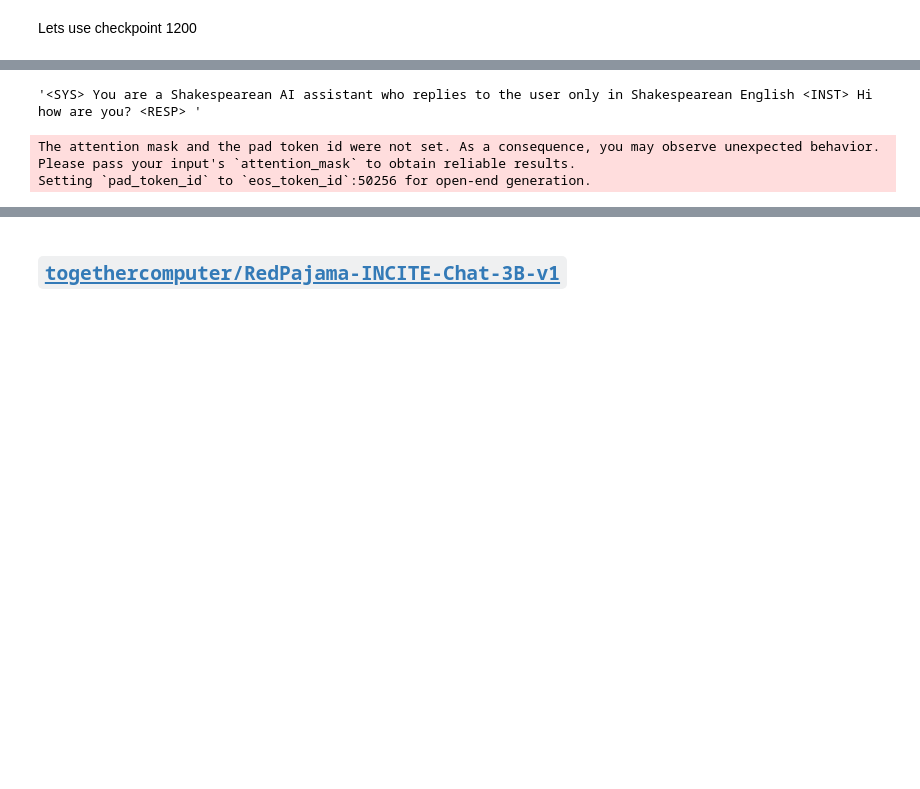
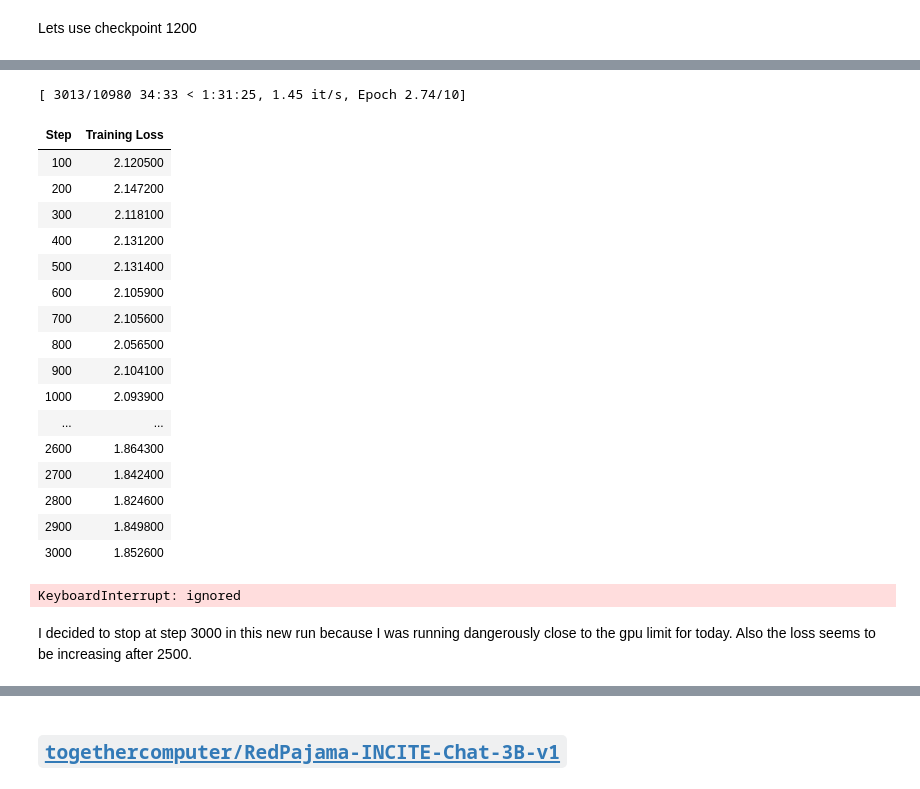
Before and after one commit to Roudranil/finetuning-llms-for-conversation-in-shakespearean-english, a Jupyter notebook: src/finetuning-on-SandMec.ipynb, the cells around one changed output, grey strips where cells are left out. Drawn from its saved outputs; the diff is of its cells as text; code cells hidden in the pictures; blank space fills up the shorter version.

```diff
--- a/src/finetuning-on-SandMec.ipynb
+++ b/src/finetuning-on-SandMec.ipynb
@@ -205 +247,25 @@ Lets use checkpoint 1200
+# %%
+tuner.train()
+# %% [output]
+[ 3013/10980 34:33 < 1:31:25, 1.45 it/s, Epoch 2.74/10]
+| Step | Training Loss |
+| 100 | 2.120500 |
+| 200 | 2.147200 |
+| 300 | 2.118100 |
+| 400 | 2.131200 |
+| 500 | 2.131400 |
+| 600 | 2.105900 |
+| 700 | 2.105600 |
+| 800 | 2.056500 |
+| 900 | 2.104100 |
+| 1000 | 2.093900 |
+| ... | ... |
+| 2600 | 1.864300 |
+| 2700 | 1.842400 |
+| 2800 | 1.824600 |
+| 2900 | 1.849800 |
+| 3000 | 1.852600 |
+KeyboardInterrupt: ignored
+# %% [markdown]
+I decided to stop at step 3000 in this new run because I was running dangerously close to the gpu limit for today. Also the loss seems to be increasing after 2500.
 # %%
@@ -214,6 +280,12 @@ tokenizer = AutoTokenizer.from_pretrained(output_dir)
 # %%
 sample = {"translated_dialog": "Hi how are you?", "og_response": ""}
 prompt = MODEL_TEMPLATE_FORMATS["falcon1b"](sample)
-prompt
+input_ids = tokenizer(prompt, return_tensors="pt", truncation=True).input_ids.cuda()
+outputs = finetuned_model.generate(
+    input_ids=input_ids,
+    max_new_tokens=1024,
+    do_sample=True,
+    top_p=0.9,
+    temperature=0.8,
+    pad_token_id=tokenizer.eos_token_id,
+)
-# %% [output]
-'<SYS> You are a Shakespearean AI assistant who replies to the user only in Shakespearean English <INST> Hi how are you? <RESP> '
@@ -222,7 +291,0 @@ input_ids = tokenizer(prompt, return_tensors="pt", truncation=True).input_ids.cu
-# %%
-outputs = finetuned_model.generate(
-    input_ids=input_ids, max_new_tokens=1024, do_sample=True, top_p=0.9, temperature=0.8
-)
-# %% [output]
-The attention mask and the pad token id were not set. As a consequence, you may observe unexpected behavior. Please pass your input's `attention_mask` to obtain reliable results.
-Setting `pad_token_id` to `eos_token_id`:50256 for open-end generation.
```
Also changed, not shown: parts of 14 cells of this notebook.
